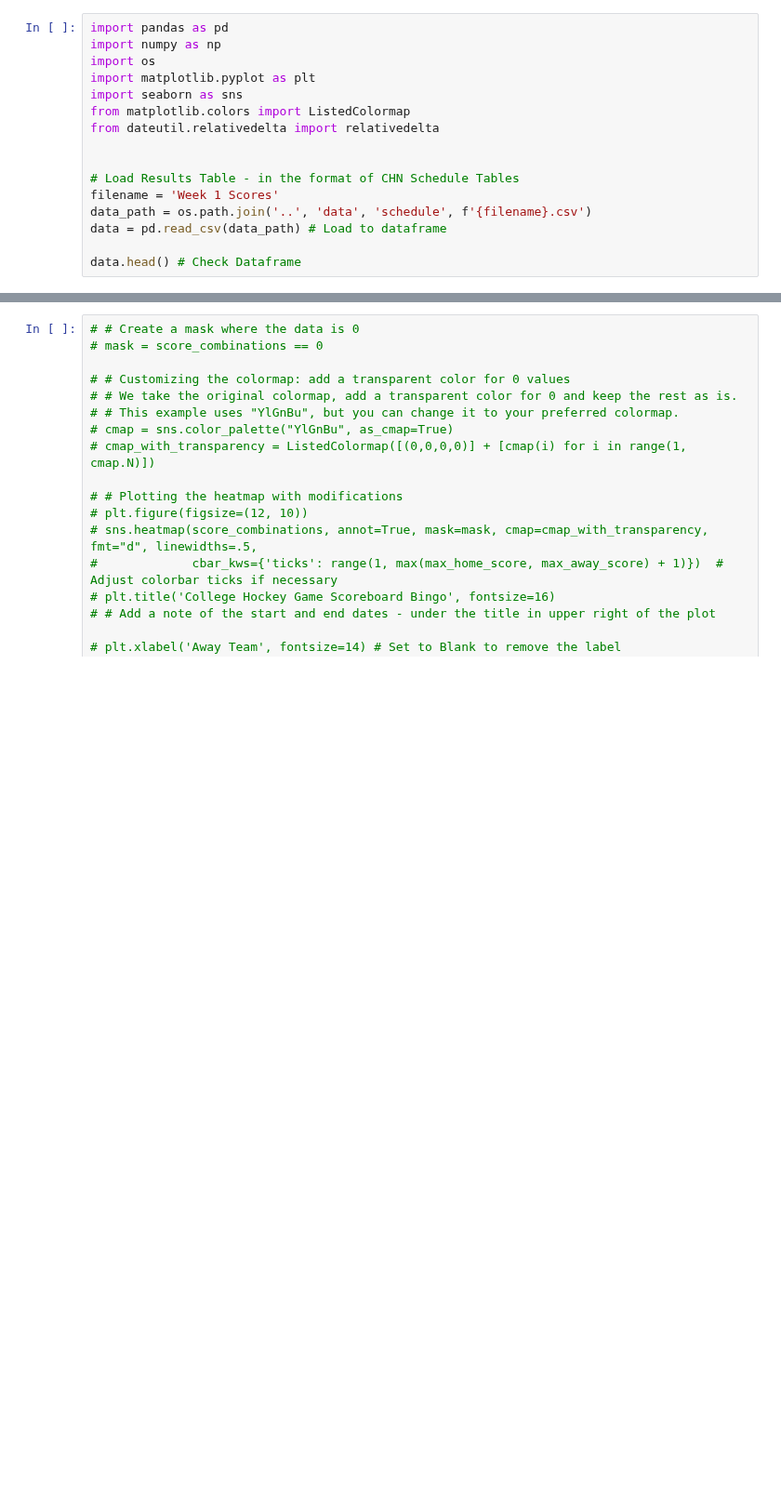
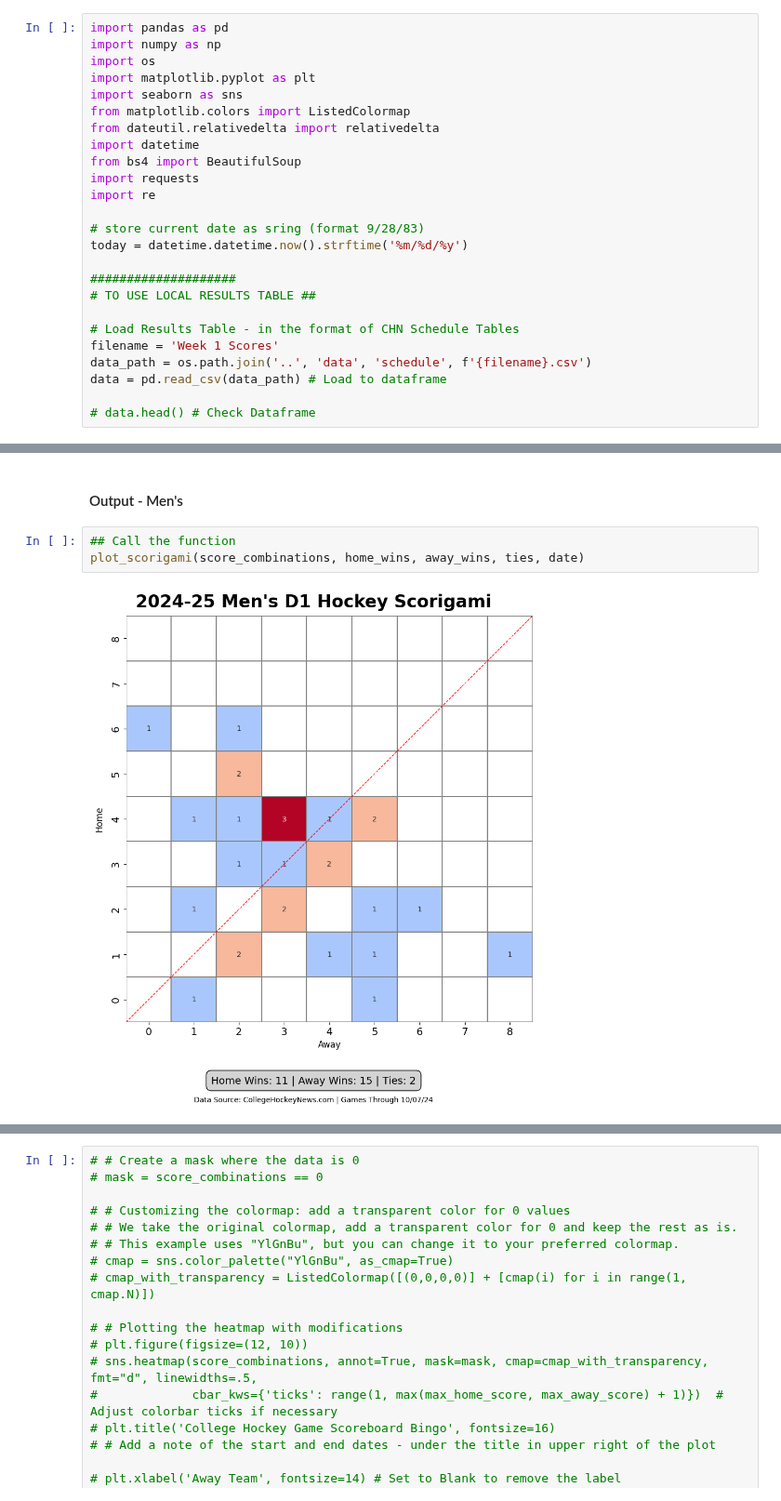
Before and after one commit to JSmith1826/college_hockey_2425, a Jupyter notebook: workbook/scor-o_viz_book.ipynb, the cells around one changed output, grey strips where cells are left out. Shown at 93% size. Cells and saved outputs as stored; diff of their text form; blank space fills up the shorter version.

```diff
--- a/workbook/scor-o_viz_book.ipynb
+++ b/workbook/scor-o_viz_book.ipynb
@@ -9,11 +14,20 @@ import matplotlib.pyplot as plt
 import seaborn as sns
 from matplotlib.colors import ListedColormap
 from dateutil.relativedelta import relativedelta
+import datetime
+from bs4 import BeautifulSoup
+import requests
+import re
 
+# store current date as sring (format 9/28/83)
+today = datetime.datetime.now().strftime('%m/%d/%y')
+
+####################
+# TO USE LOCAL RESULTS TABLE ##
 
 # Load Results Table - in the format of CHN Schedule Tables
 filename = 'Week 1 Scores'
 data_path = os.path.join('..', 'data', 'schedule', f'{filename}.csv')
 data = pd.read_csv(data_path) # Load to dataframe
 
-data.head() # Check Dataframe
+# data.head() # Check Dataframe
@@ -76,0 +327,7 @@ score_combinations
+# %% [markdown]
+#### Output - Men's
+# %%
+## Call the function
+plot_scorigami(score_combinations, home_wins, away_wins, ties, date)
+# %% [output]
+[figure, added]
```
Also changed, not shown: parts of 30 cells of this notebook, 2 other files.
